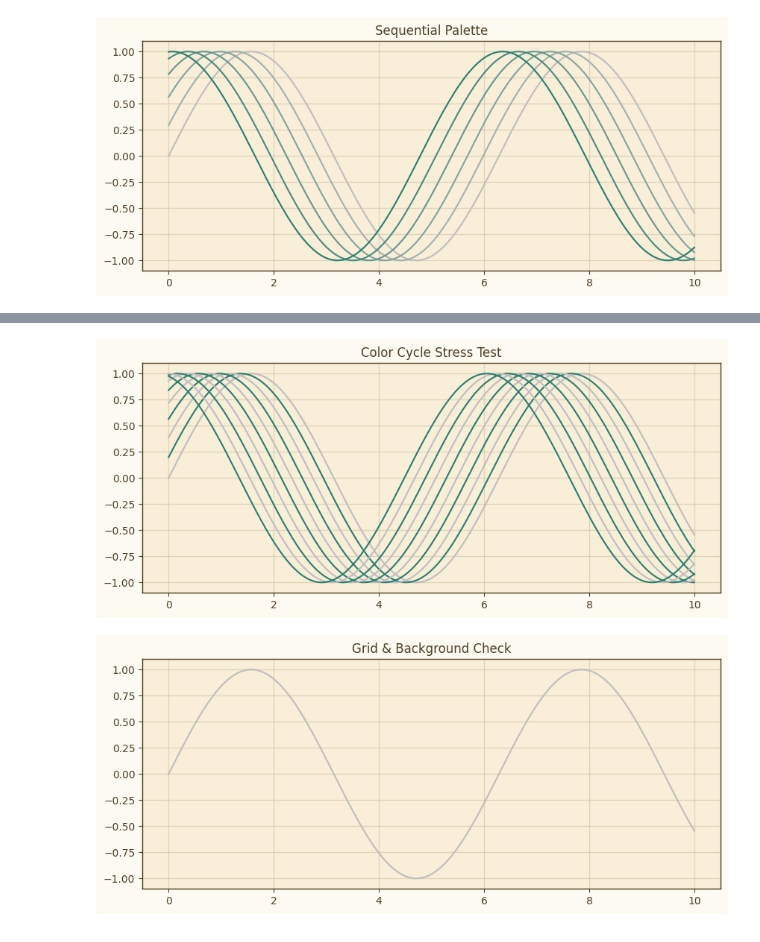
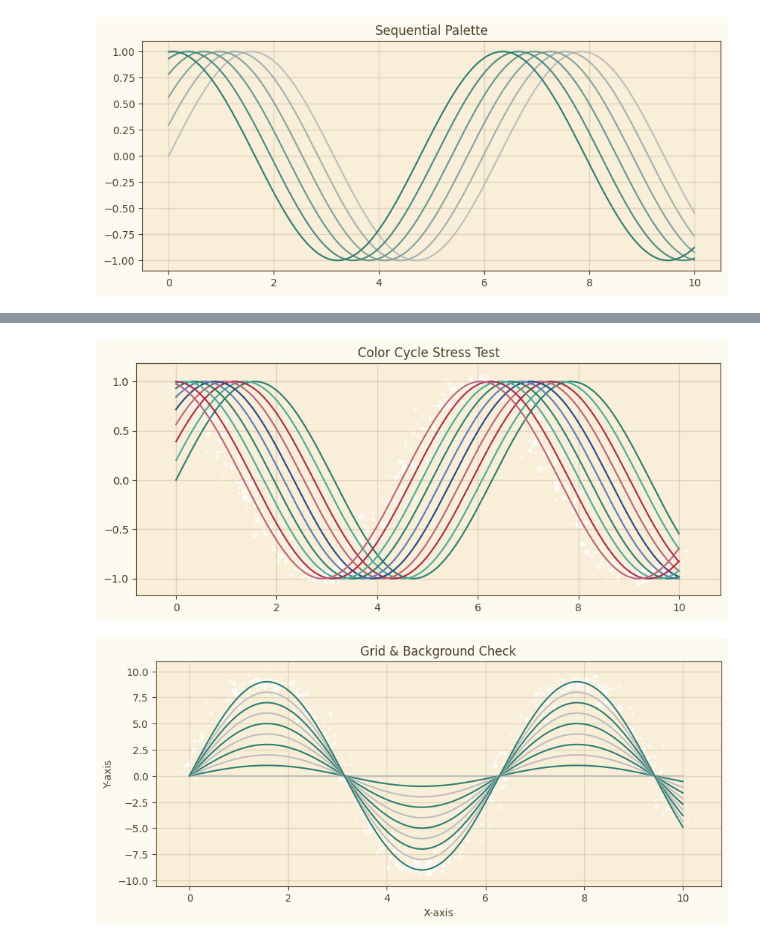
Before and after one commit to jesseheckman/paradisaea-apoda, a Jupyter notebook: notebooks/pallette_tester.ipynb, the cells around one changed output, grey strips where cells are left out. Drawn from its saved outputs; the diff is of its cells as text; code cells hidden in the pictures.

```diff
--- a/notebooks/pallette_tester.ipynb
+++ b/notebooks/pallette_tester.ipynb
@@ -78,5 +86,8 @@ plt.show()
 # %%
-style.apply(schema)
+style.apply(
+    schema,
+    palette="ordinal",
+)
 
 plt.figure()
 
@@ -84,16 +95,20 @@ for i in range(10):
     plt.plot(x, np.sin(x + i * 0.2))
 
 plt.title("Color Cycle Stress Test")
+ap.sparkle(color=["white", "#7dd3fc", "#c084fc"])
 plt.show()
 # %% [output]
-[figure, old version]
+[figure, new version]
 # %%
 style.apply(schema)
 
 plt.figure()
-plt.plot(x, np.sin(x))
+for i in range(10):
+    plt.plot(x, np.sin(x)*i)
 
 plt.title("Grid & Background Check")
+plt.xlabel("X-axis")
+plt.ylabel("Y-axis")
 plt.show()
 # %% [output]
-[figure, old version]
+[figure, new version]
```
Also changed, not shown: parts of 4 cells of this notebook, 5 other files.
